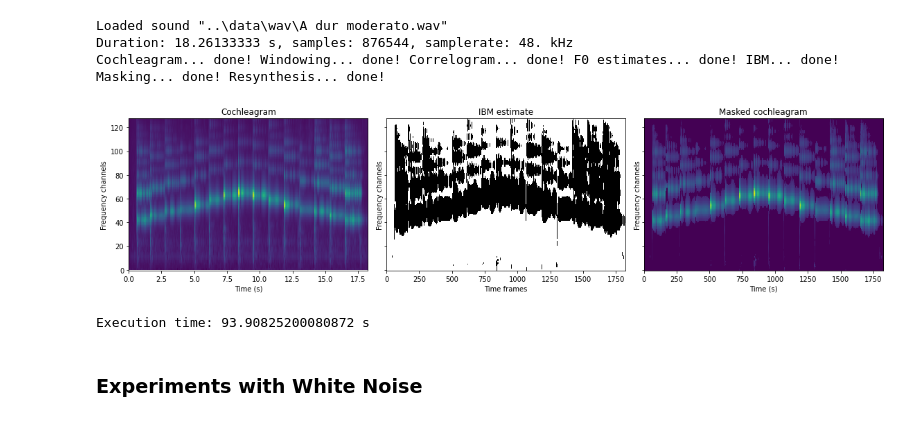
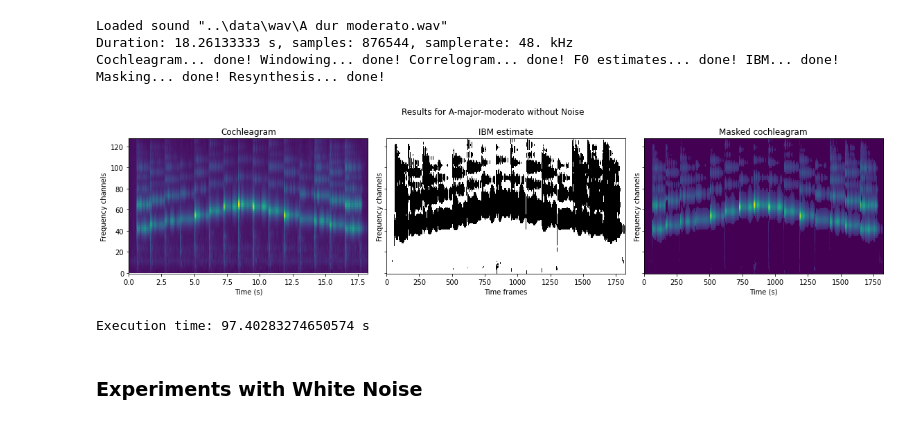
Before and after one commit to salveron/bachelors_thesis, a Jupyter notebook: src/experiments.ipynb, the cells around one changed output. Cells and saved outputs as stored; diff of their text form; code cells hidden in the pictures.

```diff
--- a/src/experiments.ipynb
+++ b/src/experiments.ipynb
@@ -8,13 +8,14 @@ warnings.filterwarnings("ignore")
 # Relative Imports
 from scripts import process
 # %%
-process("A dur moderato.wav", save_resynth=True)
+process("A dur moderato.wav", save_resynth=True,
+        save_plot=True, plot_file_name="A dur moderato.jpg", plot_title="Results for A-major-moderato without Noise")
 # %% [output]
 Loaded sound "..\data\wav\A dur moderato.wav"
 Duration: 18.26133333 s, samples: 876544, samplerate: 48. kHz
 Cochleagram... done! Windowing... done! Correlogram... done! F0 estimates... done! IBM... done! Masking... done! Resynthesis... done!
-[figure, old version]
+[figure, new version]
-Execution time: 93.90825200080872 s
+Execution time: 97.40283274650574 s
 # %% [markdown]
 ### Experiments with White Noise
 # %%
```
Also changed, not shown: 13 other files.
